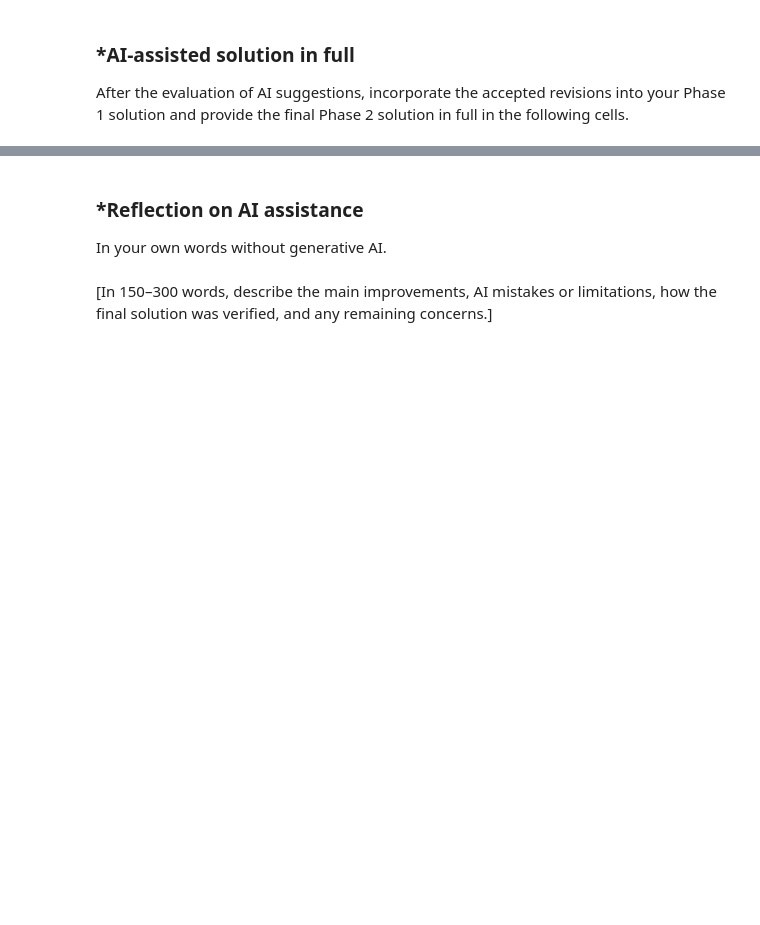
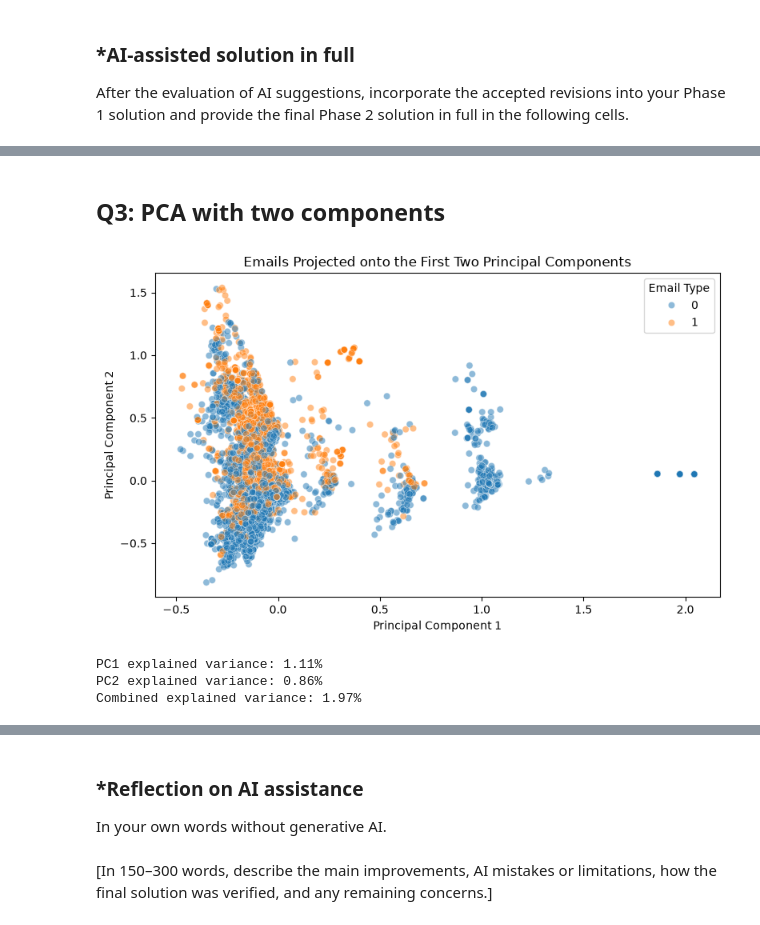
Before and after one commit to zoedelblum/A05-pca, a Jupyter notebook: notebook.ipynb, the cells around one changed output, grey strips where cells are left out. Drawn from its saved outputs; the diff is of its cells as text; code cells hidden in the pictures; blank space fills up the shorter version.

```diff
--- a/notebook.ipynb
+++ b/notebook.ipynb
@@ -230,0 +399,37 @@ After the evaluation of AI suggestions, incorporate the accepted revisions into
+# %% [markdown]
+## Q3: PCA with two components
+# %%
+pca2 = PCA(n_components=2)
+Z = pca2.fit_transform(X)
+
+plot_df = pd.DataFrame({
+    "PC1": Z[:, 0],
+    "PC2": Z[:, 1],
+    "Phishing": y.to_numpy()
+})
+
+plt.figure(figsize=(8, 5))
+sns.scatterplot(
+    data=plot_df,
+    x="PC1",
+    y="PC2",
+    hue="Phishing",
+    alpha=0.5
+)
+plt.title("Emails Projected onto the First Two Principal Components")
+plt.xlabel("Principal Component 1")
+plt.ylabel("Principal Component 2")
+plt.legend(title="Email Type")
+plt.tight_layout()
+plt.show()
+
+explained = pca2.explained_variance_ratio_
+
+print(f"PC1 explained variance: {explained[0]:.2%}")
+print(f"PC2 explained variance: {explained[1]:.2%}")
+print(f"Combined explained variance: {explained.sum():.2%}")
+# %% [output]
+[figure, added]
+PC1 explained variance: 1.11%
+PC2 explained variance: 0.86%
+Combined explained variance: 1.97%
```
Also changed, not shown: parts of 23 cells of this notebook.
